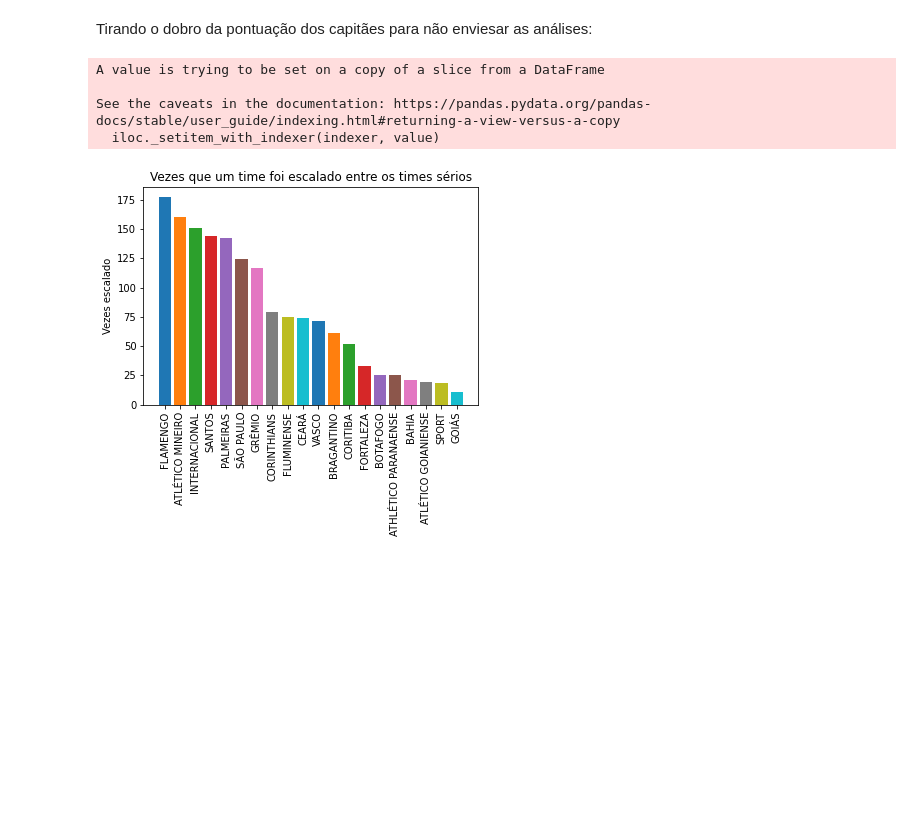
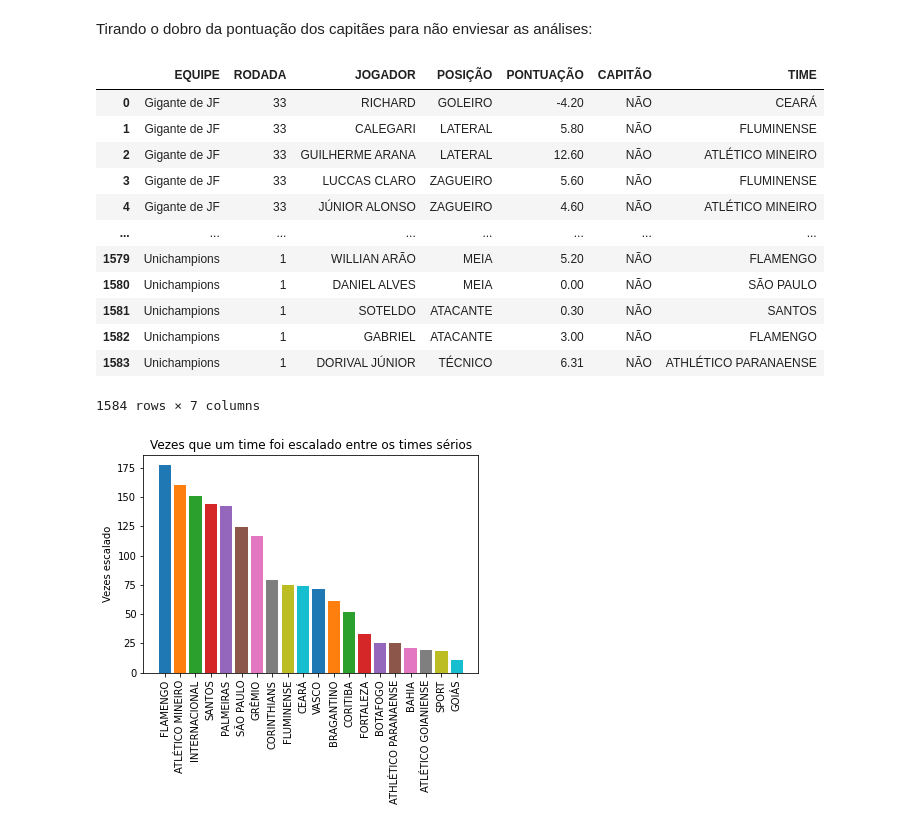
Before and after one commit to Eric-Mendes/estatisticas-quem-cair-calil, a Jupyter notebook: notebooks/estudo_das_escalacoes_times_serios.ipynb, the cells around one changed output. Saved outputs shown, nothing was run; the diff lists cells and outputs as text; code cells hidden in the pictures; blank space fills up the shorter version.

```diff
--- a/notebooks/estudo_das_escalacoes_times_serios.ipynb
+++ b/notebooks/estudo_das_escalacoes_times_serios.ipynb
@@ -31,6 +31,6 @@ df.head()
 # %% [markdown]
 Tornando 'RODADA' um número inteiro:
 # %%
-df.RODADA = list(map(lambda x: int(x.split(' ')[1]), df.RODADA))
-df.head()
+df['RODADA'] = df['RODADA'].apply(lambda x: int(x.split()[1]))
+df.info()
 # %% [output]
@@ -50,13 +58,23 @@ df.loc[df.TIME == '']
 Não há!
 # %% [markdown]
 Tirando o dobro da pontuação dos capitães para não enviesar as análises:
-# %%
-df['PONTUAÇÃO'].loc[df['CAPITÃO'] == 'SIM'] = list(map(lambda x: x/2, list(df['PONTUAÇÃO'].loc[df['CAPITÃO'] == 'SIM'])))
-# %% [output]
-A value is trying to be set on a copy of a slice from a DataFrame
-
-See the caveats in the documentation: https://pandas.pydata.org/pandas-docs/stable/user_guide/indexing.html#returning-a-view-versus-a-copy
-  iloc._setitem_with_indexer(indexer, value)
+# %%
+df['PONTUAÇÃO'] = df.apply(lambda x: x['PONTUAÇÃO'] if x['CAPITÃO'] == 'NÃO'
+                           else x['PONTUAÇÃO'] / 2, axis='columns')
+# %% [output]
+|  | EQUIPE | RODADA | JOGADOR | POSIÇÃO | PONTUAÇÃO | CAPITÃO | TIME |
+| 0 | Gigante de JF | 33 | RICHARD | GOLEIRO | -4.20 | NÃO | CEARÁ |
+| 1 | Gigante de JF | 33 | CALEGARI | LATERAL | 5.80 | NÃO | FLUMINENSE |
+| 2 | Gigante de JF | 33 | GUILHERME ARANA | LATERAL | 12.60 | NÃO | ATLÉTICO MINEIRO |
+| 3 | Gigante de JF | 33 | LUCCAS CLARO | ZAGUEIRO | 5.60 | NÃO | FLUMINENSE |
+| 4 | Gigante de JF | 33 | JÚNIOR ALONSO | ZAGUEIRO | 4.60 | NÃO | ATLÉTICO MINEIRO |
+| ... | ... | ... | ... | ... | ... | ... | ... |
+| 1579 | Unichampions | 1 | WILLIAN ARÃO | MEIA | 5.20 | NÃO | FLAMENGO |
+| 1580 | Unichampions | 1 | DANIEL ALVES | MEIA | 0.00 | NÃO | SÃO PAULO |
+| 1581 | Unichampions | 1 | SOTELDO | ATACANTE | 0.30 | NÃO | SANTOS |
+| 1582 | Unichampions | 1 | GABRIEL | ATACANTE | 3.00 | NÃO | FLAMENGO |
+| 1583 | Unichampions | 1 | DORIVAL JÚNIOR | TÉCNICO | 6.31 | NÃO | ATHLÉTICO PARANAENSE |
+1584 rows × 7 columns
 # %%
 import seaborn as sns
 from collections import Counter
```
Also changed, not shown: parts of 1 cell of this notebook.
